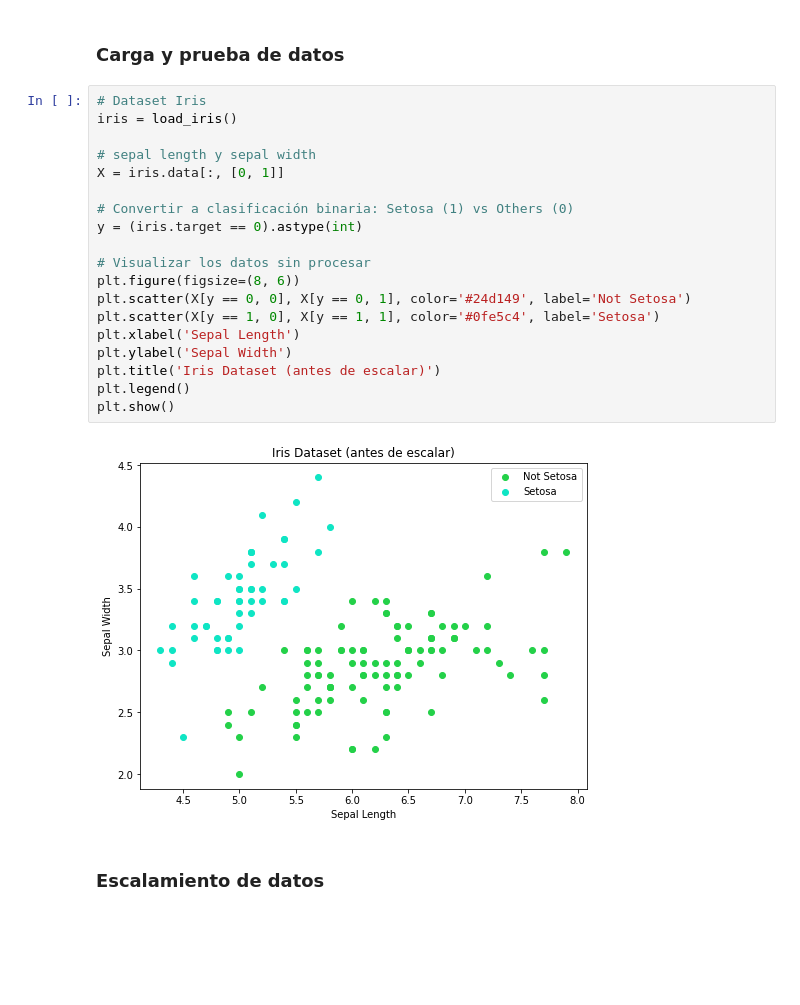
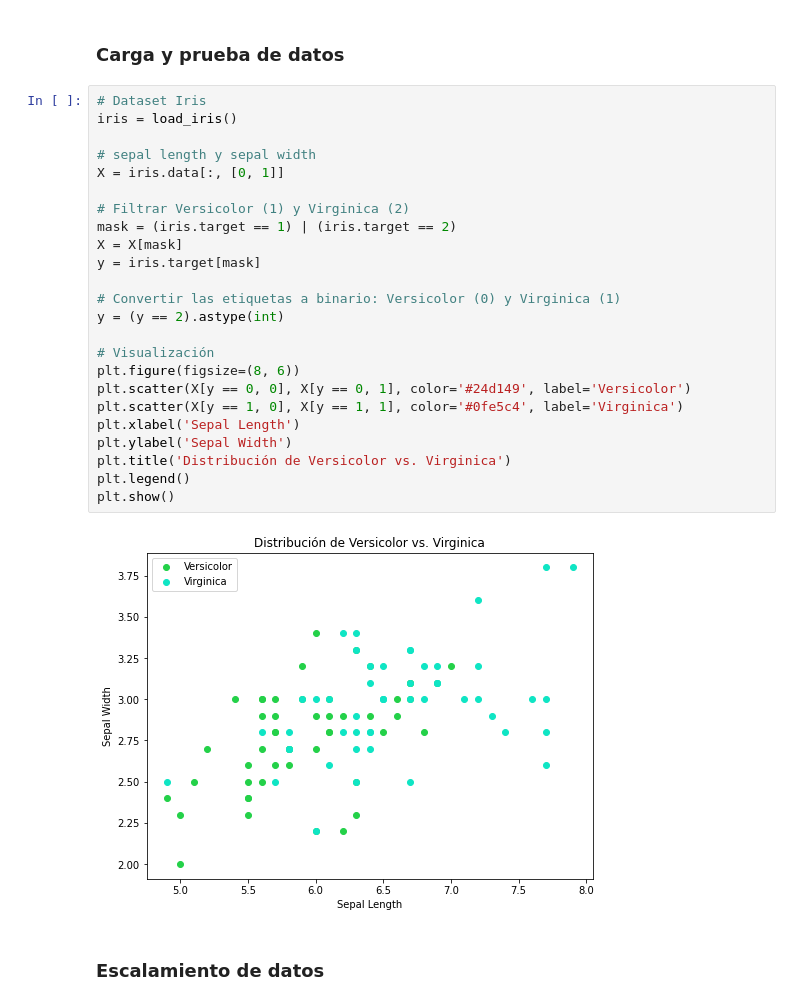
Before and after one commit to FabianKel/LAB3-IA, a Jupyter notebook: LAB3-IA.ipynb, the cells around one changed output. Cells and saved outputs as stored; diff of their text form; blank space fills up the shorter version.

```diff
--- a/LAB3-IA.ipynb
+++ b/LAB3-IA.ipynb
@@ -286,24 +286,29 @@ from sklearn.metrics import accuracy_score, classification_report
 # %%
 # Dataset Iris
 iris = load_iris()
 
 # sepal length y sepal width
 X = iris.data[:, [0, 1]]
 
-# Convertir a clasificación binaria: Setosa (1) vs Others (0)
-y = (iris.target == 0).astype(int)
+# Filtrar Versicolor (1) y Virginica (2)
+mask = (iris.target == 1) | (iris.target == 2)
+X = X[mask]
+y = iris.target[mask]
 
-# Visualizar los datos sin procesar
+# Convertir las etiquetas a binario: Versicolor (0) y Virginica (1)
+y = (y == 2).astype(int)
+
+# Visualización
 plt.figure(figsize=(8, 6))
-plt.scatter(X[y == 0, 0], X[y == 0, 1], color='#24d149', label='Not Setosa')
-plt.scatter(X[y == 1, 0], X[y == 1, 1], color='#0fe5c4', label='Setosa')
+plt.scatter(X[y == 0, 0], X[y == 0, 1], color='#24d149', label='Versicolor')
+plt.scatter(X[y == 1, 0], X[y == 1, 1], color='#0fe5c4', label='Virginica')
 plt.xlabel('Sepal Length')
 plt.ylabel('Sepal Width')
-plt.title('Iris Dataset (antes de escalar)')
+plt.title('Distribución de Versicolor vs. Virginica')
 plt.legend()
 plt.show()
 # %% [output]
-[figure, old version]
+[figure, new version]
 # %% [markdown]
 ### **Escalamiento de datos**
 # %%
```
Also changed, not shown: parts of 7 cells of this notebook.
